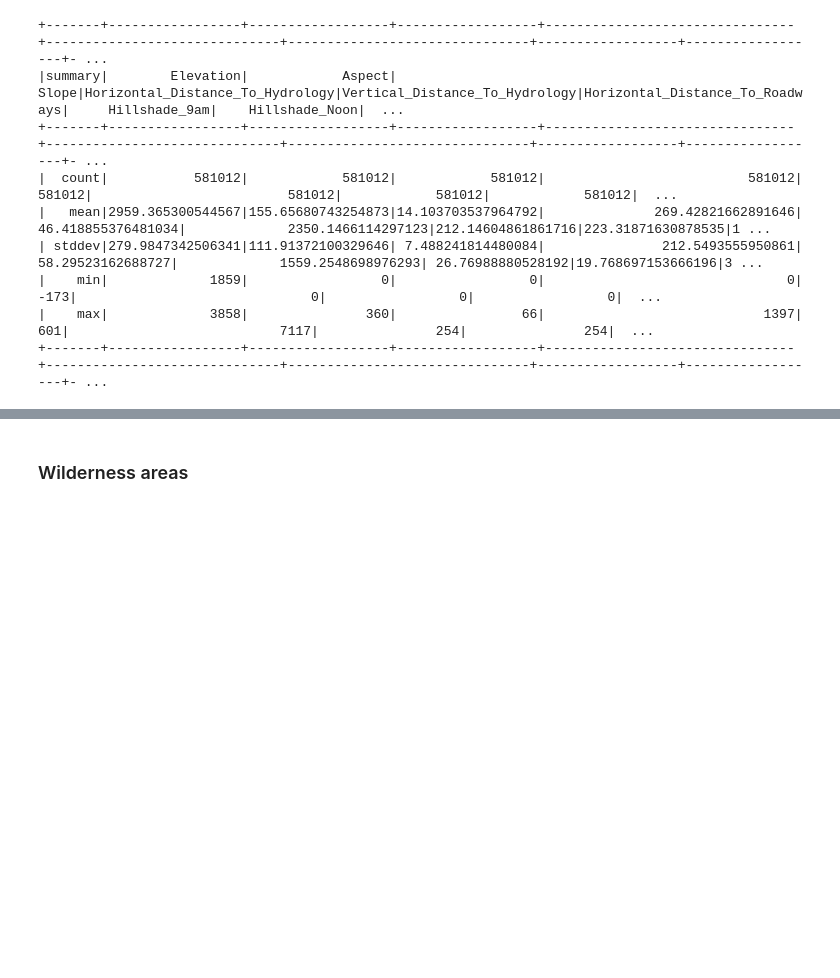
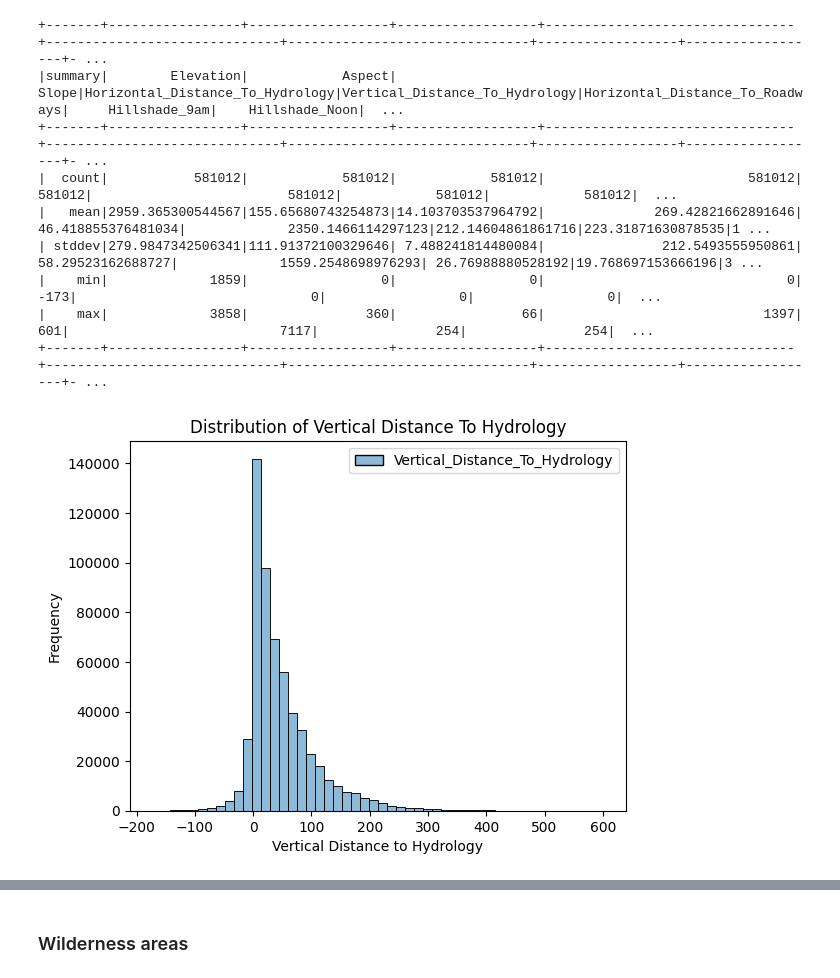
Before and after one commit to saravorabbi/Unibo_BDA_Project, a Jupyter notebook: project.ipynb, the cells around one changed output, grey strips where cells are left out. Cells and saved outputs as stored; diff of their text form; code cells hidden in the pictures; blank space fills up the shorter version.

Commit message:
add some plots

```diff
--- a/project.ipynb
+++ b/project.ipynb
@@ -237,0 +246,10 @@ df.groupBy("Cover_Type").agg({"Elevation": "avg"}).show()
+# %%
+vertical_distance = df.select("Vertical_Distance_To_Hydrology").toPandas()
+# %%
+sns.histplot(vertical_distance, kde=True, bins=50)
+plt.title("Distribution of Vertical Distance To Hydrology")
+plt.xlabel("Vertical Distance to Hydrology")
+plt.ylabel("Frequency")
+plt.show()
+# %% [output]
+[figure, added]
```
Also changed, not shown: parts of 4 cells of this notebook.
